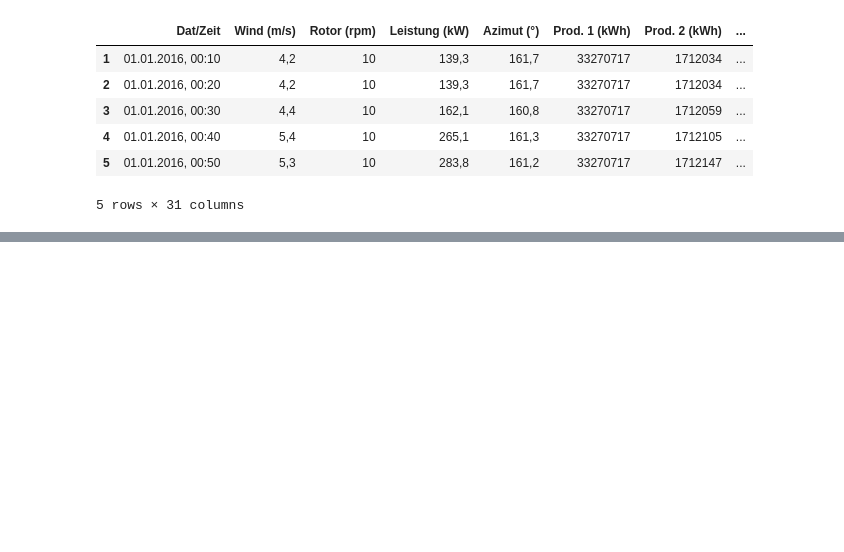
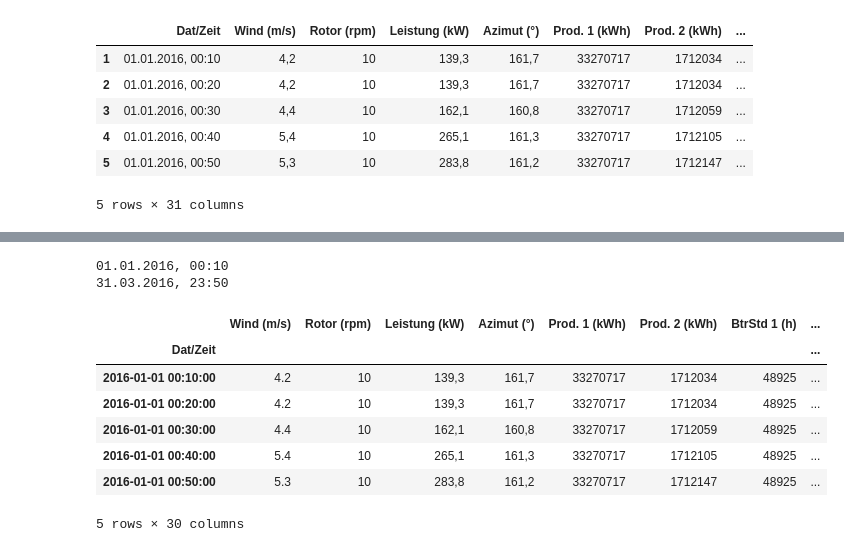
Before and after one commit to kis619/turbit-taskset, a Jupyter notebook: Turbit Project.ipynb, the cells around one changed output, grey strips where cells are left out. Drawn from its saved outputs; the diff is of its cells as text; code cells hidden in the pictures; blank space fills up the shorter version.

```diff
--- a/Turbit Project.ipynb
+++ b/Turbit Project.ipynb
@@ -205,6 +205,8 @@ file1.head()
 | 4 | 01.01.2016, 00:40 | 5,4 | 10 | 265,1 | 161,3 | 33270717 | 1712105 | ... |
 | 5 | 01.01.2016, 00:50 | 5,3 | 10 | 283,8 | 161,2 | 33270717 | 1712147 | ... |
 5 rows × 31 columns
+# %%
+DATE = "Dat/Zeit"
 # %%
 def reformat_turbine_csv(df):
     """
@@ -255,0 +330,5 @@ Index(['Dat/Zeit', 'Wind (m/s)', 'Rotor (rpm)', 'Leistung (kW)', 'Azimut (°)',
+# %%
+formatted_date["Wind (m/s)"] = formatted_date["Wind (m/s)"].str.replace(',', '.').astype(float)
+# %%
+formatted_date.head()
+formatted_date.set_index(DATE, inplace=True)
@@ -255,0 +350,17 @@ Index(['Dat/Zeit', 'Wind (m/s)', 'Rotor (rpm)', 'Leistung (kW)', 'Azimut (°)',
+# %%
+print(df[DATE].min())
+print(df[DATE].max())
+# %% [output]
+01.01.2016, 00:10
+31.03.2016, 23:50
+# %%
+formatted_date.head()
+# %% [output]
+|  | Wind (m/s) | Rotor (rpm) | Leistung (kW) | Azimut (°) | Prod. 1 (kWh) | Prod. 2 (kWh) | BtrStd 1 (h) | ... |
+| Dat/Zeit |  |  |  |  |  |  |  | ... |
+| 2016-01-01 00:10:00 | 4.2 | 10 | 139,3 | 161,7 | 33270717 | 1712034 | 48925 | ... |
+| 2016-01-01 00:20:00 | 4.2 | 10 | 139,3 | 161,7 | 33270717 | 1712034 | 48925 | ... |
+| 2016-01-01 00:30:00 | 4.4 | 10 | 162,1 | 160,8 | 33270717 | 1712059 | 48925 | ... |
+| 2016-01-01 00:40:00 | 5.4 | 10 | 265,1 | 161,3 | 33270717 | 1712105 | 48925 | ... |
+| 2016-01-01 00:50:00 | 5.3 | 10 | 283,8 | 161,2 | 33270717 | 1712147 | 48925 | ... |
+5 rows × 30 columns
```
Also changed, not shown: parts of 13 cells of this notebook, 3 other files.
